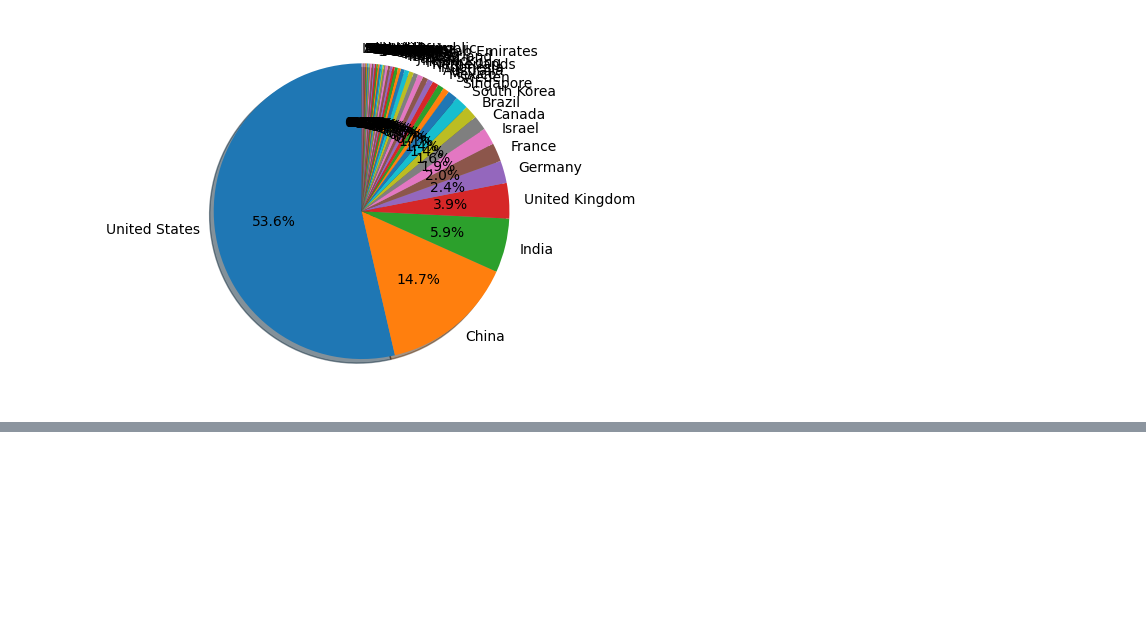
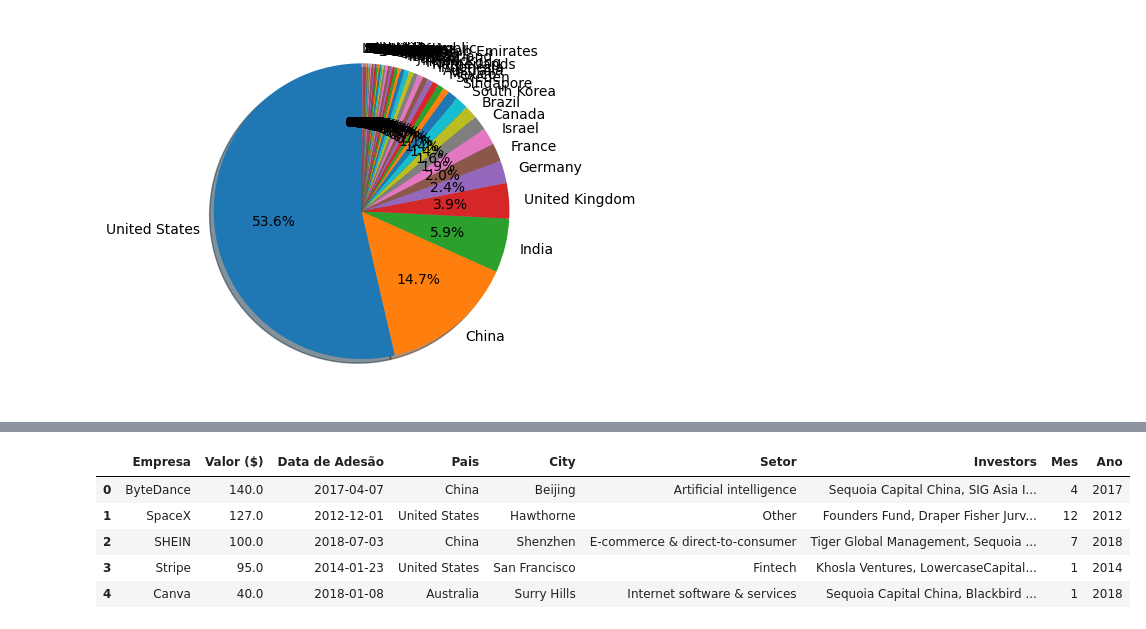
Before and after one commit to 21seya/Analise_dados_conceitos, a Jupyter notebook: projeto01_unicornio.ipynb, the cells around one changed output, grey strips where cells are left out. Cells and saved outputs as stored; diff of their text form; code cells hidden in the pictures; blank space fills up the shorter version.

```diff
--- a/projeto01_unicornio.ipynb
+++ b/projeto01_unicornio.ipynb
@@ -366,0 +444,12 @@ plt.pie(
+# %%
+# Transformando a coluna Valor
+Base_Dados['Valor ($)'] = pd.to_numeric( Base_Dados['Valor ($)'].apply( lambda Linha: Linha.replace('$', '') ) )
+
+Base_Dados.head()
+# %% [output]
+|  | Empresa | Valor ($) | Data de Adesão | Pais | City | Setor | Investors | Mes | Ano |
+| 0 | ByteDance | 140.0 | 2017-04-07 | China | Beijing | Artificial intelligence | Sequoia Capital China, SIG Asia I... | 4 | 2017 |
+| 1 | SpaceX | 127.0 | 2012-12-01 | United States | Hawthorne | Other | Founders Fund, Draper Fisher Jurv... | 12 | 2012 |
+| 2 | SHEIN | 100.0 | 2018-07-03 | China | Shenzhen | E-commerce & direct-to-consumer | Tiger Global Management, Sequoia ... | 7 | 2018 |
+| 3 | Stripe | 95.0 | 2014-01-23 | United States | San Francisco | Fintech | Khosla Ventures, LowercaseCapital... | 1 | 2014 |
+| 4 | Canva | 40.0 | 2018-01-08 | Australia | Surry Hills | Internet software & services | Sequoia Capital China, Blackbird ... | 1 | 2018 |
```
Also changed, not shown: parts of 7 cells of this notebook.
